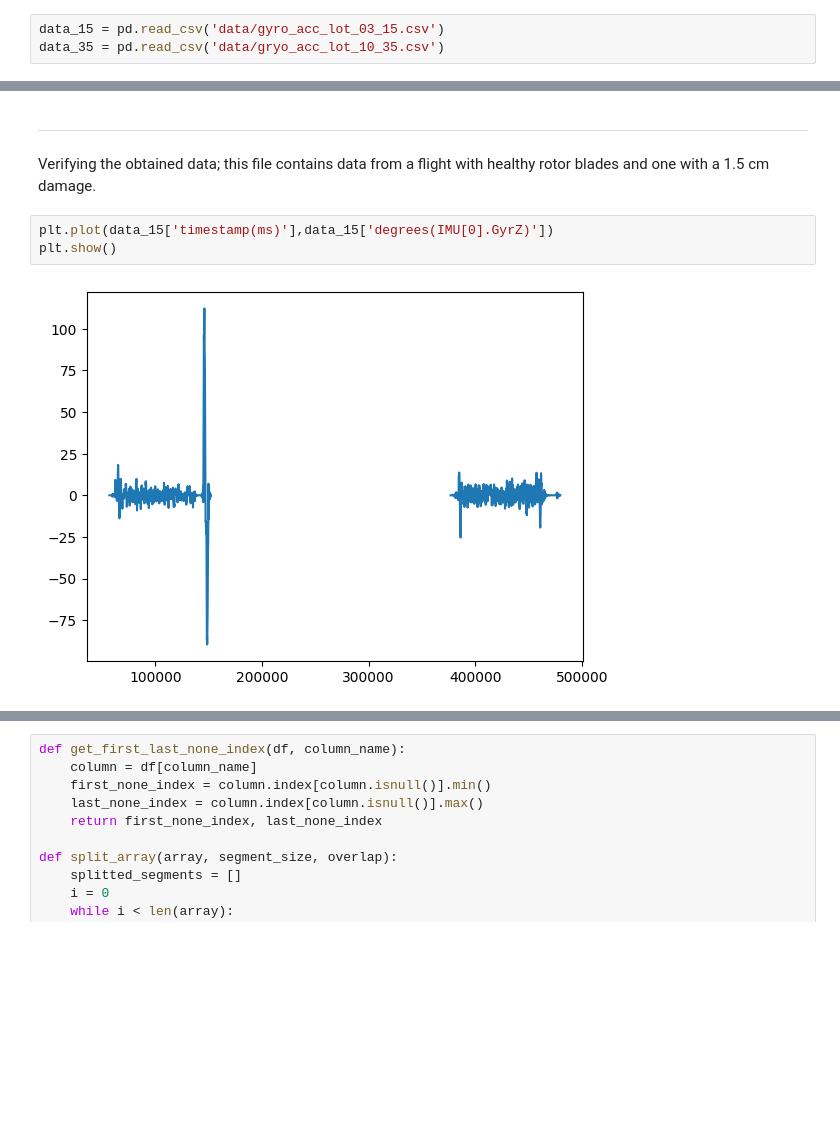
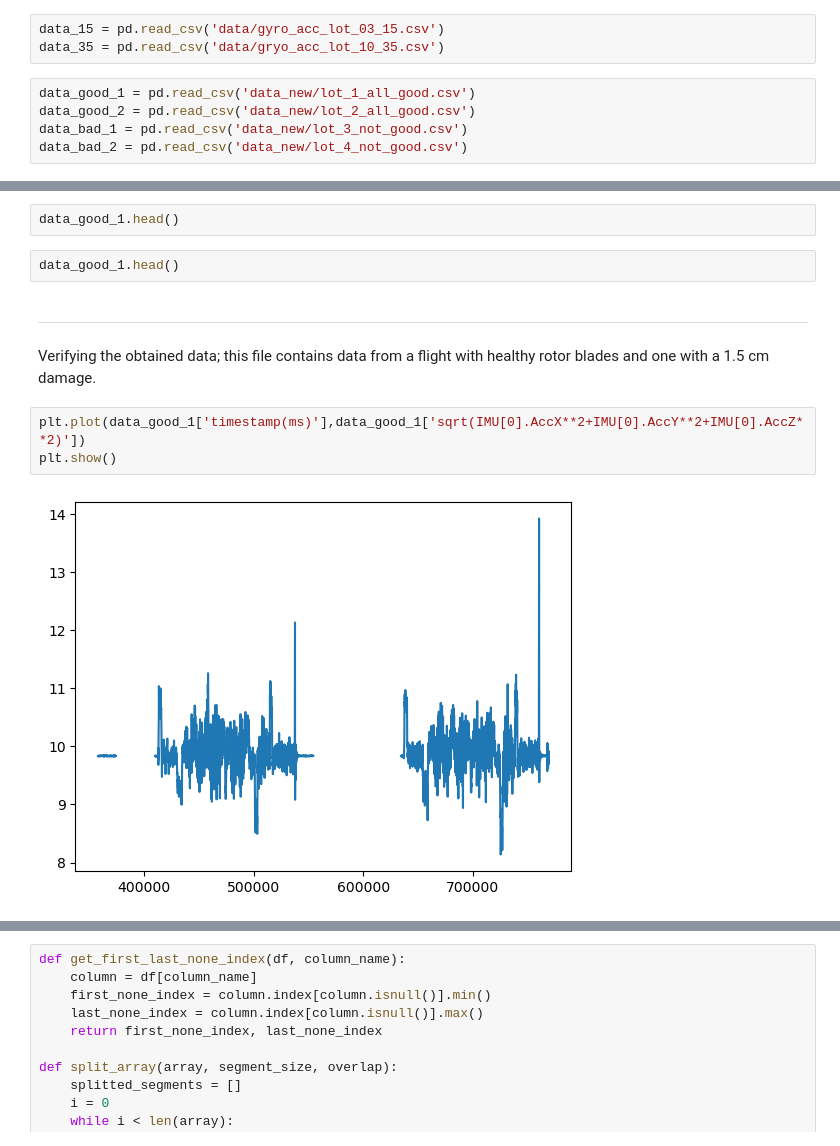
Before and after one commit to AiR-ISZ-Gr1/drones_prediction, a Jupyter notebook: preprocessing.ipynb, the cells around one changed output, grey strips where cells are left out. Cells and saved outputs as stored; diff of their text form; blank space fills up the shorter version.

Commit message:
major update, added new data resigned from sliding window in freq

```diff
--- a/preprocessing.ipynb
+++ b/preprocessing.ipynb
@@ -31,4 +13,9 @@ Reading data from three different flights (with the first file containing concat
 # %%
 data_15 = pd.read_csv('data/gyro_acc_lot_03_15.csv')
 data_35 = pd.read_csv('data/gryo_acc_lot_10_35.csv')
+# %%
+data_good_1 = pd.read_csv('data_new/lot_1_all_good.csv')
+data_good_2 = pd.read_csv('data_new/lot_2_all_good.csv')
+data_bad_1 = pd.read_csv('data_new/lot_3_not_good.csv')
+data_bad_2 = pd.read_csv('data_new/lot_4_not_good.csv')
 # %%
@@ -43,8 +39,12 @@ data_15.head()
+# %%
+data_good_1.head()
+# %%
+data_good_1.head()
 # %% [markdown]
 ---
 Verifying the obtained data; this file contains data from a flight with healthy rotor blades and one with a 1.5 cm damage.
 # %%
-plt.plot(data_15['timestamp(ms)'],data_15['degrees(IMU[0].GyrZ)'])
+plt.plot(data_good_1['timestamp(ms)'],data_good_1['sqrt(IMU[0].AccX**2+IMU[0].AccY**2+IMU[0].AccZ**2)'])
 plt.show()
 # %% [output]
-[figure, old version]
+[figure, new version]
```
Also changed, not shown: parts of 7 cells of this notebook, 43 other files.
